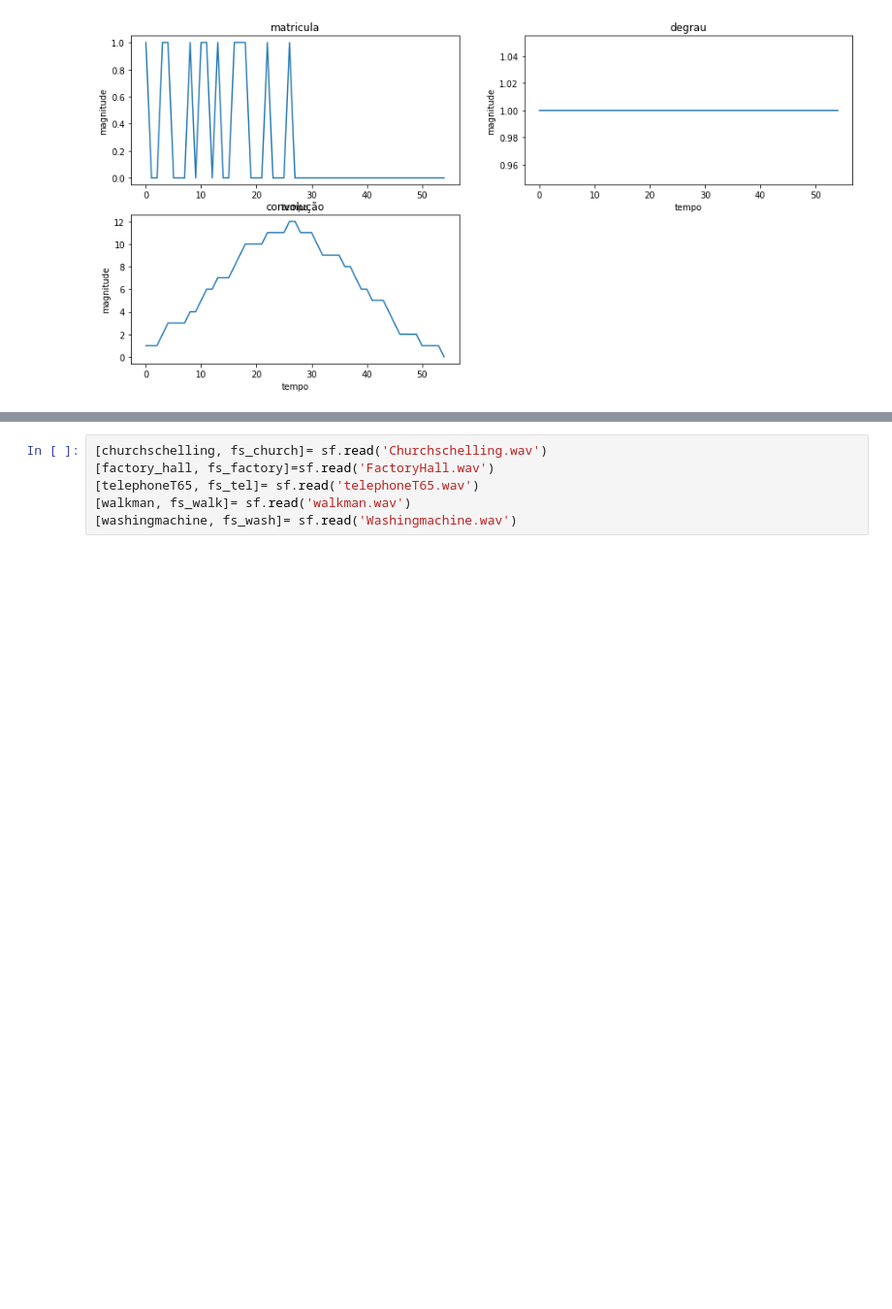
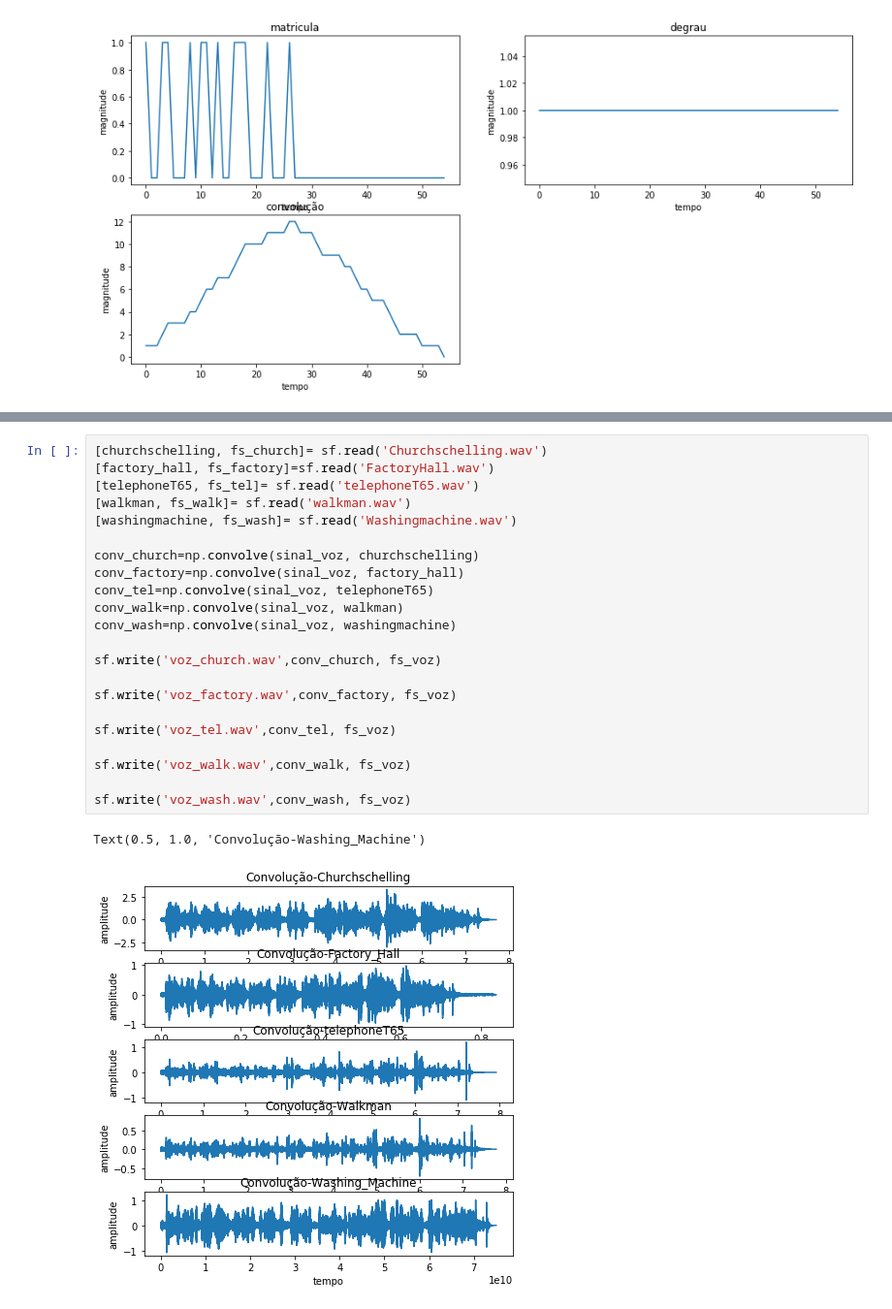
Before and after one commit to ismaelg456g/processamento_de_sinais, a Jupyter notebook: projeto_1/codigo.ipynb, the cells around one changed output, grey strips where cells are left out. Shown at 97% size. Cells and saved outputs as stored; diff of their text form; blank space fills up the shorter version.

```diff
--- a/projeto_1/codigo.ipynb
+++ b/projeto_1/codigo.ipynb
@@ -105,6 +110,25 @@ Text(0.5, 1.0, 'Resposta no domínio da frequência')
 # %%
 [churchschelling, fs_church]= sf.read('Churchschelling.wav')
 [factory_hall, fs_factory]=sf.read('FactoryHall.wav')
 [telephoneT65, fs_tel]= sf.read('telephoneT65.wav')
 [walkman, fs_walk]= sf.read('walkman.wav')
 [washingmachine, fs_wash]= sf.read('Washingmachine.wav')
+
+conv_church=np.convolve(sinal_voz, churchschelling)
+conv_factory=np.convolve(sinal_voz, factory_hall)
+conv_tel=np.convolve(sinal_voz, telephoneT65)
+conv_walk=np.convolve(sinal_voz, walkman)
+conv_wash=np.convolve(sinal_voz, washingmachine)
+
+sf.write('voz_church.wav',conv_church, fs_voz)
+
+sf.write('voz_factory.wav',conv_factory, fs_voz)
+
+sf.write('voz_tel.wav',conv_tel, fs_voz)
+
+sf.write('voz_walk.wav',conv_walk, fs_voz)
+
+sf.write('voz_wash.wav',conv_wash, fs_voz)
+# %% [output]
+Text(0.5, 1.0, 'Convolução-Washing_Machine')
+[figure, added]
```
Also changed, not shown: parts of 4 cells of this notebook, 11 other files.
